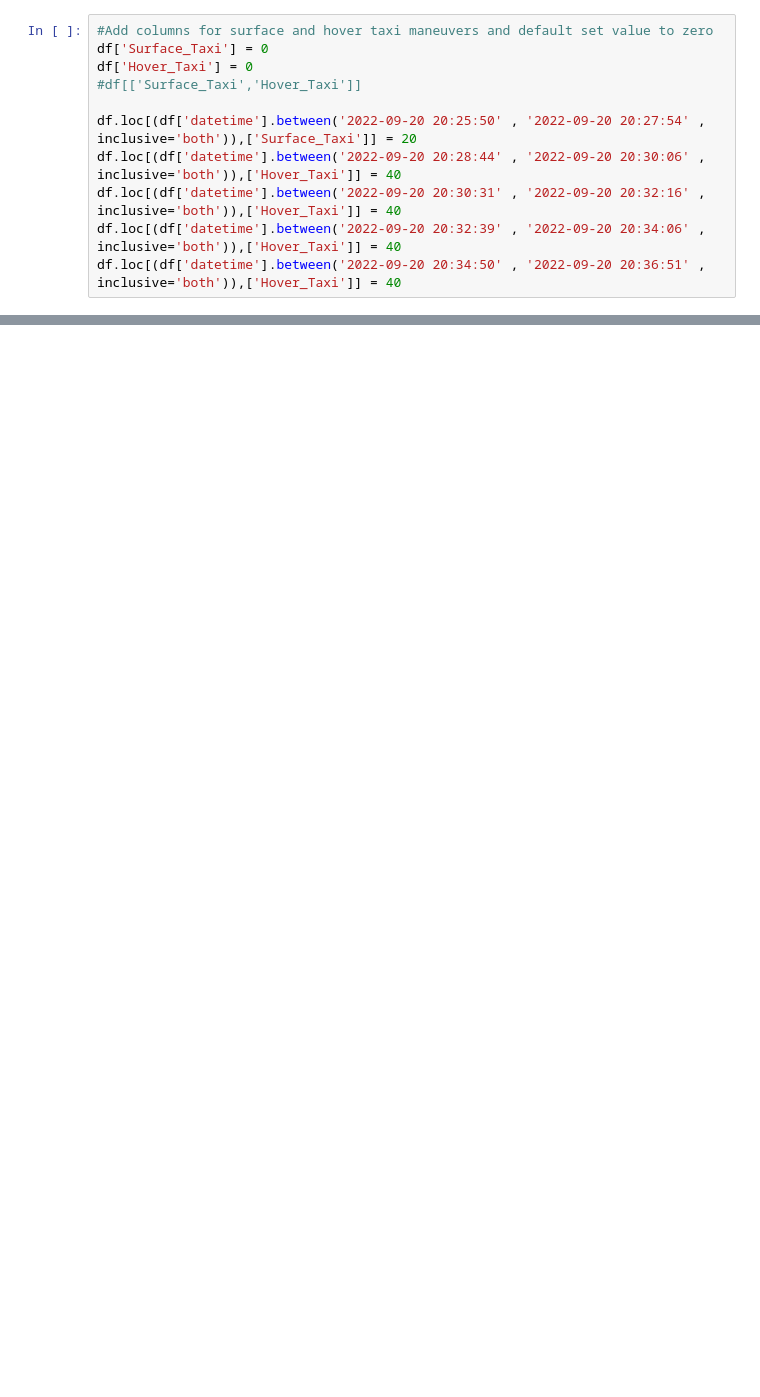
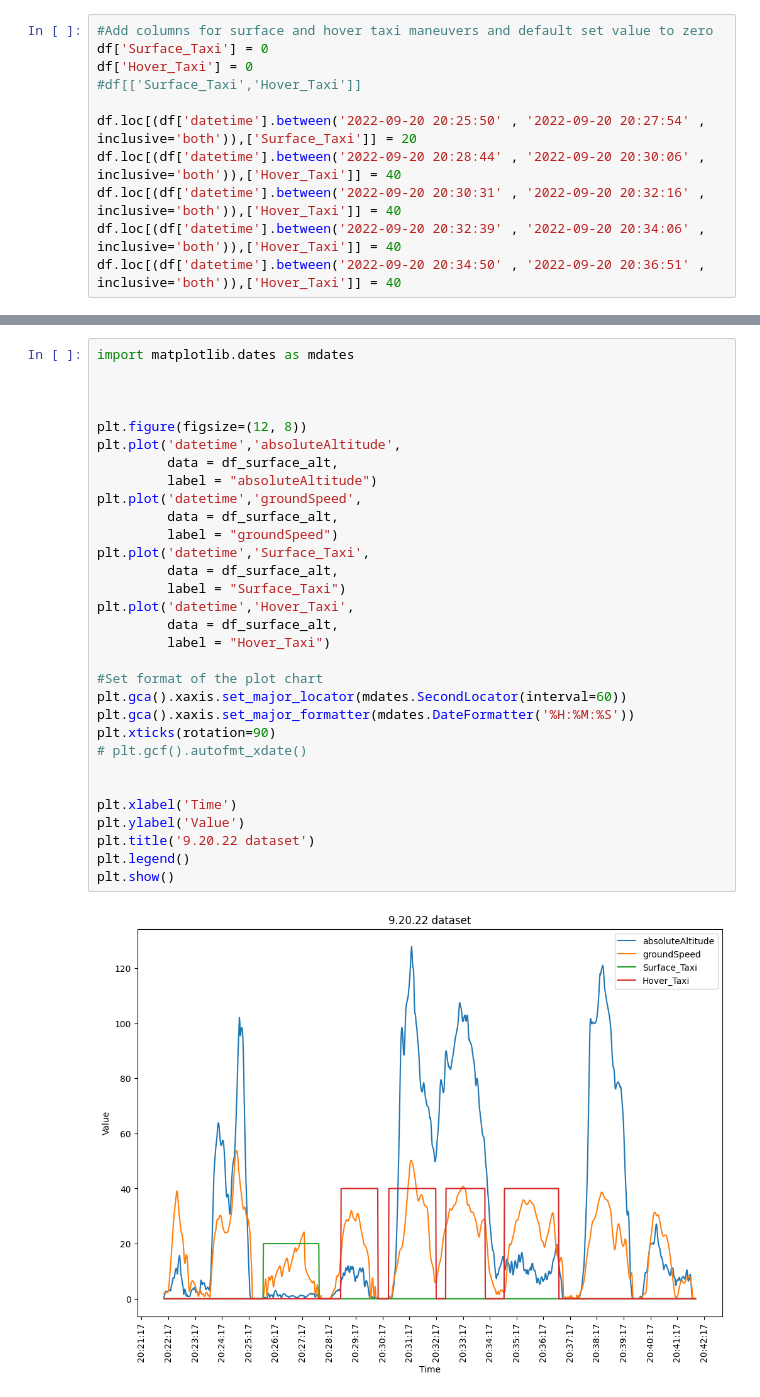
Before and after one commit to twolf190/Valkyrie, a Jupyter notebook: tyler/data_exploration.ipynb, the cells around one changed output, grey strips where cells are left out. Saved outputs shown, nothing was run; the diff lists cells and outputs as text; blank space fills up the shorter version.

```diff
--- a/tyler/data_exploration.ipynb
+++ b/tyler/data_exploration.ipynb
@@ -118,0 +110,33 @@ p.set(xlabel = 'time')
+# %%
+import matplotlib.dates as mdates
+
+
+
+plt.figure(figsize=(12, 8))
+plt.plot('datetime','absoluteAltitude',
+         data = df_surface_alt,
+         label = "absoluteAltitude")
+plt.plot('datetime','groundSpeed',
+         data = df_surface_alt,
+         label = "groundSpeed")
+plt.plot('datetime','Surface_Taxi',
+         data = df_surface_alt,
+         label = "Surface_Taxi")
+plt.plot('datetime','Hover_Taxi',
+         data = df_surface_alt,
+         label = "Hover_Taxi")
+
+#Set format of the plot chart
+plt.gca().xaxis.set_major_locator(mdates.SecondLocator(interval=60))
+plt.gca().xaxis.set_major_formatter(mdates.DateFormatter('%H:%M:%S'))
+plt.xticks(rotation=90)
+# plt.gcf().autofmt_xdate()
+
+
+plt.xlabel('Time')
+plt.ylabel('Value')
+plt.title('9.20.22 dataset')
+plt.legend()
+plt.show()
+# %% [output]
+[figure, added]
```
Also changed, not shown: parts of 5 cells of this notebook.
